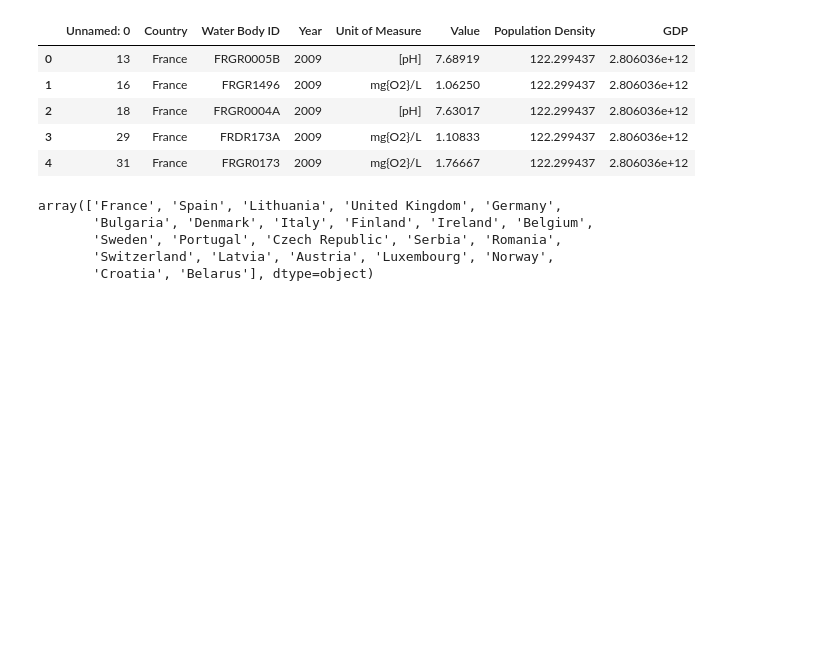
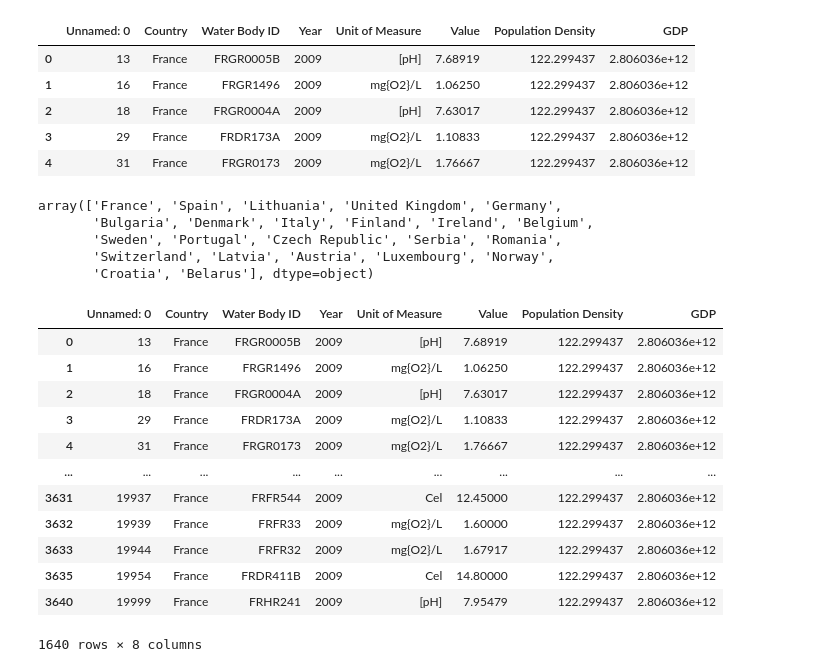
Before and after one commit to zhou0366/UMN_BootCamp_Project1_Group2, a Jupyter notebook: analysis.ipynb, the cells around one changed output. Cells and saved outputs as stored; diff of their text form; code cells hidden in the pictures; blank space fills up the shorter version.

```diff
--- a/analysis.ipynb
+++ b/analysis.ipynb
@@ -24,8 +24,22 @@ array(['France', 'Spain', 'Lithuania', 'United Kingdom', 'Germany',
 # %%
 # determine number of years included in the data
 france_water = clean[(clean['Country'] == 'France')]
-#france_water
+france_water
 france_bodies = france_water.groupby('Water Body ID').count()
+# %% [output]
+|  | Unnamed: 0 | Country | Water Body ID | Year | Unit of Measure | Value | Population Density | GDP |
+| 0 | 13 | France | FRGR0005B | 2009 | [pH] | 7.68919 | 122.299437 | 2.806036e+12 |
+| 1 | 16 | France | FRGR1496 | 2009 | mg{O2}/L | 1.06250 | 122.299437 | 2.806036e+12 |
+| 2 | 18 | France | FRGR0004A | 2009 | [pH] | 7.63017 | 122.299437 | 2.806036e+12 |
+| 3 | 29 | France | FRDR173A | 2009 | mg{O2}/L | 1.10833 | 122.299437 | 2.806036e+12 |
+| 4 | 31 | France | FRGR0173 | 2009 | mg{O2}/L | 1.76667 | 122.299437 | 2.806036e+12 |
+| ... | ... | ... | ... | ... | ... | ... | ... | ... |
+| 3631 | 19937 | France | FRFR544 | 2009 | Cel | 12.45000 | 122.299437 | 2.806036e+12 |
+| 3632 | 19939 | France | FRFR33 | 2009 | mg{O2}/L | 1.60000 | 122.299437 | 2.806036e+12 |
+| 3633 | 19944 | France | FRFR32 | 2009 | mg{O2}/L | 1.67917 | 122.299437 | 2.806036e+12 |
+| 3635 | 19954 | France | FRDR411B | 2009 | Cel | 14.80000 | 122.299437 | 2.806036e+12 |
+| 3640 | 19999 | France | FRHR241 | 2009 | [pH] | 7.95479 | 122.299437 | 2.806036e+12 |
+1640 rows × 8 columns
 # %%
 #eric country cleaning
 # %%
```
Also changed, not shown: parts of 4 cells of this notebook.
